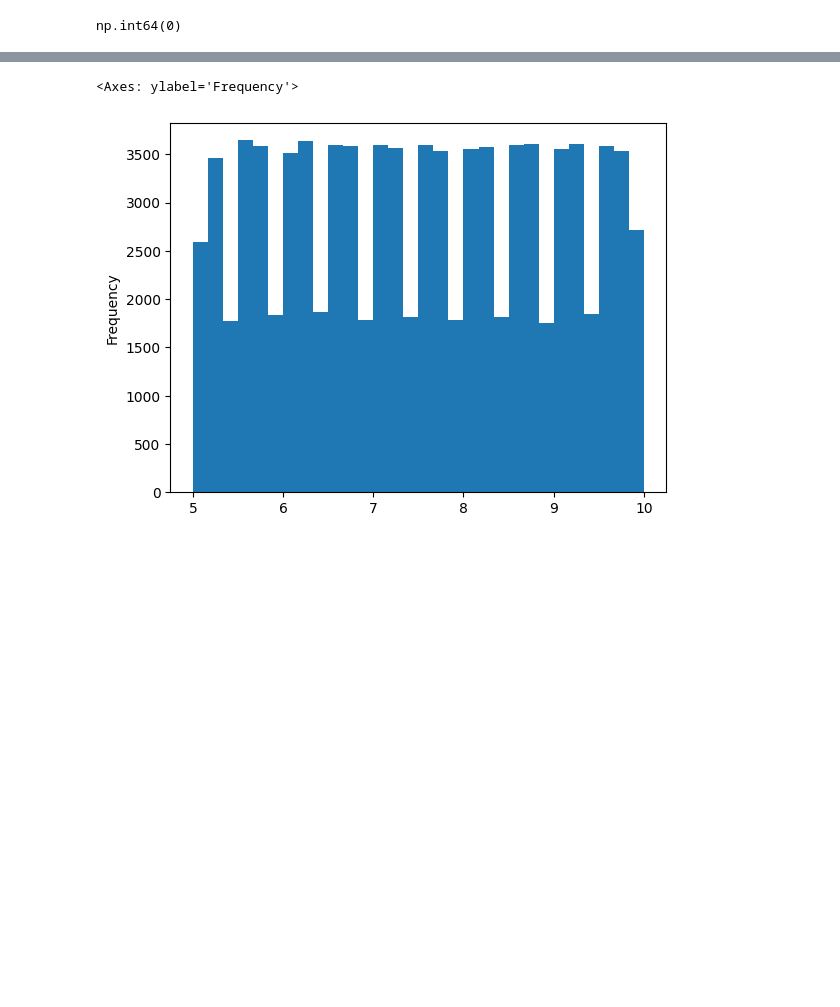
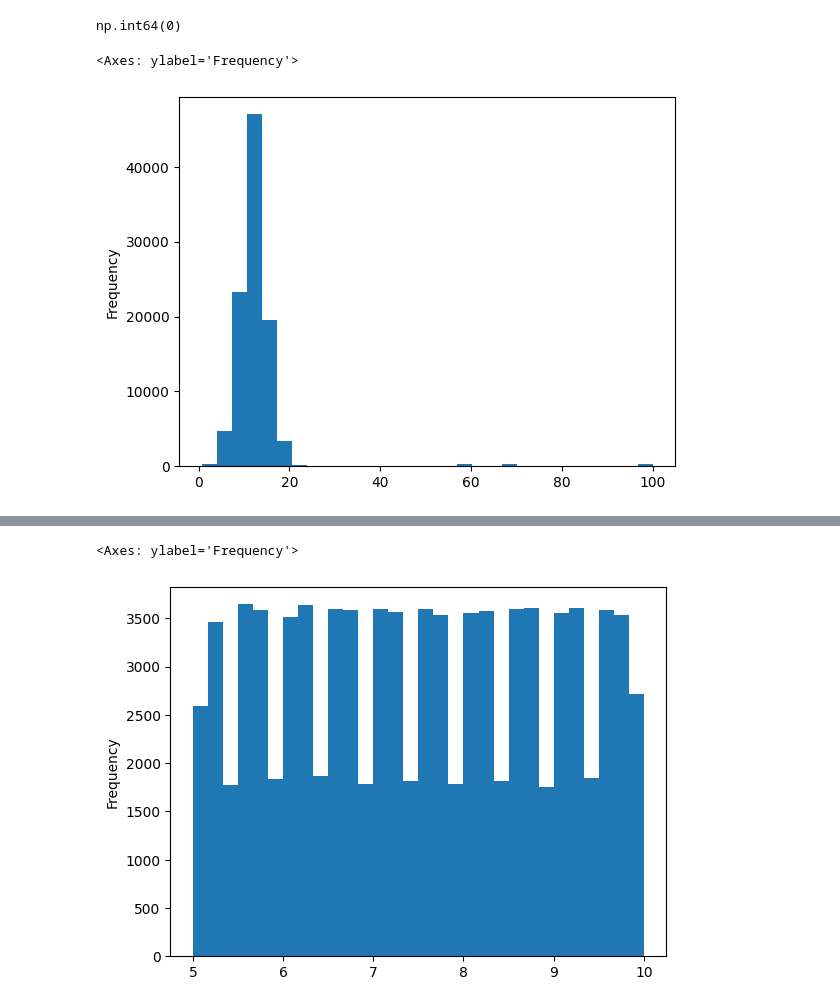
Before and after one commit to sindhu7-zero/Housing_project, a Jupyter notebook: house_notebook/luxury_housing.ipynb, the cells around one changed output, grey strips where cells are left out. Cells and saved outputs as stored; diff of their text form; code cells hidden in the pictures; blank space fills up the shorter version.

```diff
--- a/house_notebook/luxury_housing.ipynb
+++ b/house_notebook/luxury_housing.ipynb
@@ -164,3 +235,8 @@ df['Ticket_Price_Cr'] = df['Ticket_Price_Cr'].fillna(df['Ticket_Price_Cr'].media
 df['Ticket_Price_Cr'].isnull().sum()
 # %% [output]
 np.int64(0)
+# %%
+df['Ticket_Price_Cr'].plot(kind='hist',bins=30)
+# %% [output]
+<Axes: ylabel='Frequency'>
+[figure, added]
```
Also changed, not shown: parts of 52 cells of this notebook, 1 other file.
